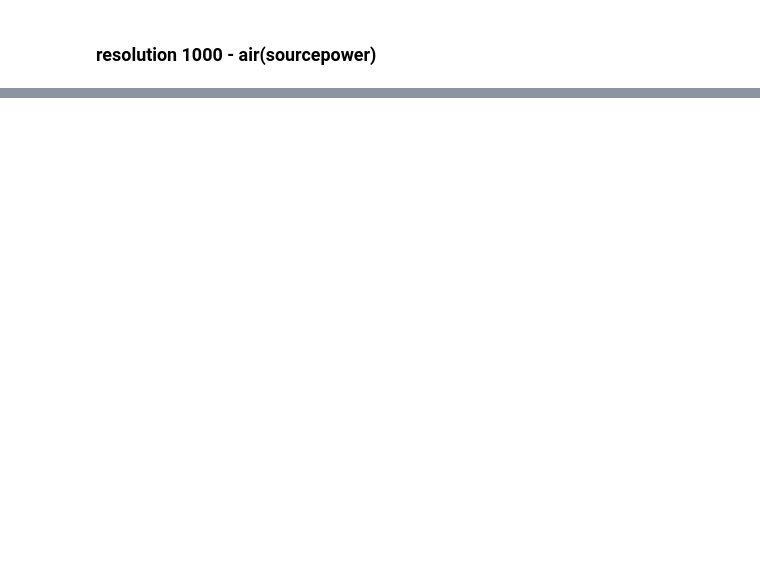
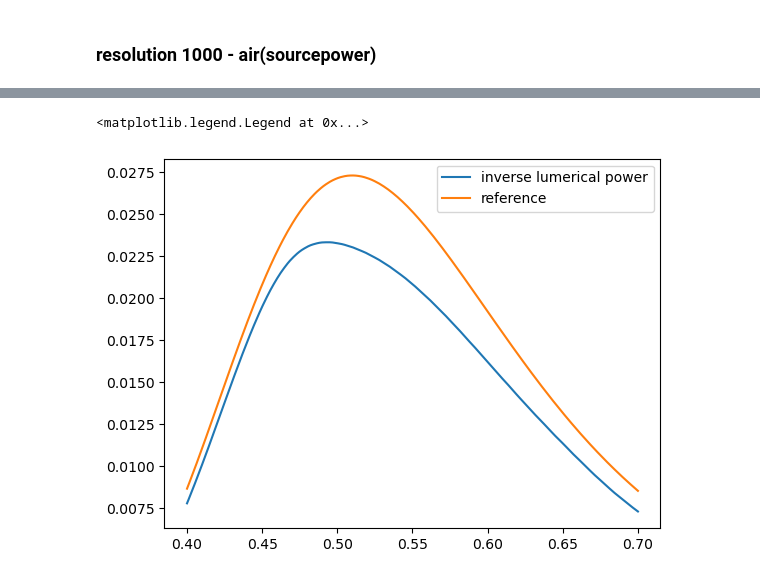
Before and after one commit to M2nion/EIDL, a Jupyter notebook: Tool/Meep/LGD/Meep code/OLED structure/Layer by Layer check/OLED_update_LBL.ipynb, the cells around one changed output, grey strips where cells are left out. Saved outputs shown, nothing was run; the diff lists cells and outputs as text; code cells hidden in the pictures; blank space fills up the shorter version.

```diff
--- a/Tool/Meep/LGD/Meep code/OLED structure/Layer by Layer check/OLED_update_LBL.ipynb
+++ b/Tool/Meep/LGD/Meep code/OLED structure/Layer by Layer check/OLED_update_LBL.ipynb
@@ -372,3 +419,12 @@ lumerical_res_1000 = np.genfromtxt(csv_path, delimiter=",", )
 
 lumerical_res_1000_data =np.array( lumerical_res_1000[:, 1])
 lumerical_res_1000_wave = np.array(lumerical_res_1000[:,0])
+# %%
+src_data = meep_res_1000_data / lumerical_res_1000_data
+
+plt.plot(src_wavelengths, src_data, label = 'inverse lumerical power')
+plt.plot(src_wavelengths, src_power, label = 'reference')
+plt.legend()
+# %% [output]
+<matplotlib.legend.Legend at 0x...>
+[figure, added]
```
Also changed, not shown: parts of 10 cells of this notebook.
